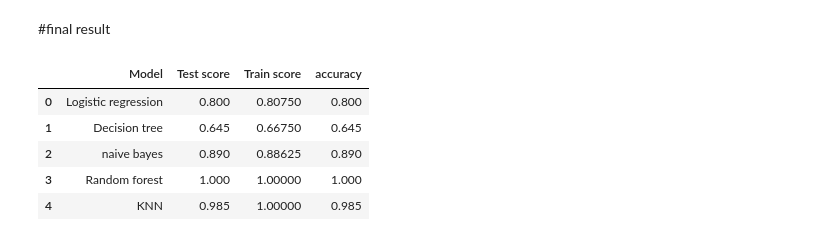
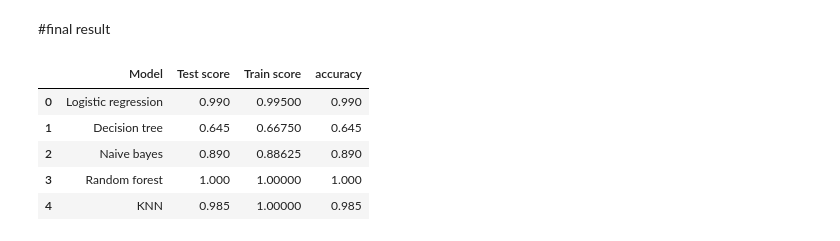
Before and after one commit to Jayasri001/Task--1-Students-grade-classification, a Jupyter notebook: task_1_classification_algorthim_for_studensts.ipynb, the cells around one changed output. Saved outputs shown, nothing was run; the diff lists cells and outputs as text; code cells hidden in the pictures.

```diff
--- a/task_1_classification_algorthim_for_studensts.ipynb
+++ b/task_1_classification_algorthim_for_studensts.ipynb
@@ -430,7 +475,7 @@ y_train.shape
 # %%
 from sklearn.linear_model import LogisticRegression
 
-lr = LogisticRegression(multi_class='ovr',solver='liblinear')
+lr = LogisticRegression(multi_class='multinomial',solver = 'newton-cg',random_state = 2)
 lrmodel = lr.fit(x_train,y_train)
 y_pred = lrmodel.predict(x_test)
 y_pred
@@ -490,0 +538,11 @@ weighted avg       0.77      0.80      0.77       200
+# %%
+from sklearn.datasets import make_classification
+from sklearn.model_selection import cross_val_score
+from sklearn.model_selection import RepeatedStratifiedKFold
+
+x, y = make_classification(n_samples=1000, n_features=10, n_informative=5, n_redundant=5, n_classes=3, random_state=1)
+cvalidation = RepeatedStratifiedKFold(n_splits=10, n_repeats=2, random_state=1)
+test_scores = cross_val_score(lr, x_test, y_test, scoring='accuracy', cv=cvalidation, n_jobs=-1)
+train_score = cross_val_score(lr, x_train, y_train, scoring='accuracy', cv=cvalidation, n_jobs=-1)
+
+print(( test_scores.mean()),(train_score.mean()))
@@ -704,27 +764,27 @@ print({"testscore":gaussian.score(x_test,y_test), "trainscore":  gaussian.score(
 # %%
 index = ["Logistic rgression","decision tree","Random forest","KNN","Naivebayes "]
 data = ["Model","Test score","Train score","accuracy"]
 final_result = pd.DataFrame(columns = data)
 Logistic_regression_metrics = pd.Series({"Model":"Logistic regression",
                                          'Train score': lr.score(x_train,y_train),'Test score': lr.score(x_test,y_test),"accuracy":accuracy_score(y_test,y_pred)})
 Decision_metrics = pd.Series({"Model":"Decision tree",
                               'Train score': dt.score(x_train,y_train),'Test score': dt.score(x_test,y_test),"accuracy":accuracy_score(y_test,y_preddt)})
 Random_metrics = pd.Series({"Model":"Random forest",
                             'Train score': random.score(x_train,y_train),'Test score': random.score(x_test,y_test),"accuracy":accuracy_score(y_test,y_predr)})
 KNN_metrics = pd.Series({"Model":"KNN",'Train score': knn.score(x_train,y_train),
                          'Test score': knn.score(x_test,y_test),"accuracy":accuracy_score(y_test,y_predknn)})
-naive_metrics = pd.Series({"Model":"naive bayes",
+naive_metrics = pd.Series({"Model":"Naive bayes",
                            'Train score': gaussian.score(x_train,y_train),'Test score': gaussian.score(x_test,y_test),"accuracy":accuracy_score(y_test,y_predgb)})
 final_result = final_result.append(Logistic_regression_metrics,ignore_index=True)
 final_result = final_result.append(Decision_metrics,ignore_index=True)
 final_result = final_result.append(naive_metrics,ignore_index=True)
 final_result = final_result.append(Random_metrics,ignore_index=True)
 final_result = final_result.append(KNN_metrics,ignore_index=True)
 final_result
 # %% [output]
 |  | Model | Test score | Train score | accuracy |
-| 0 | Logistic regression | 0.800 | 0.80750 | 0.800 |
+| 0 | Logistic regression | 0.990 | 0.99500 | 0.990 |
 | 1 | Decision tree | 0.645 | 0.66750 | 0.645 |
-| 2 | naive bayes | 0.890 | 0.88625 | 0.890 |
+| 2 | Naive bayes | 0.890 | 0.88625 | 0.890 |
 | 3 | Random forest | 1.000 | 1.00000 | 1.000 |
 | 4 | KNN | 0.985 | 1.00000 | 0.985 |
```
Also changed, not shown: parts of 28 cells of this notebook.
